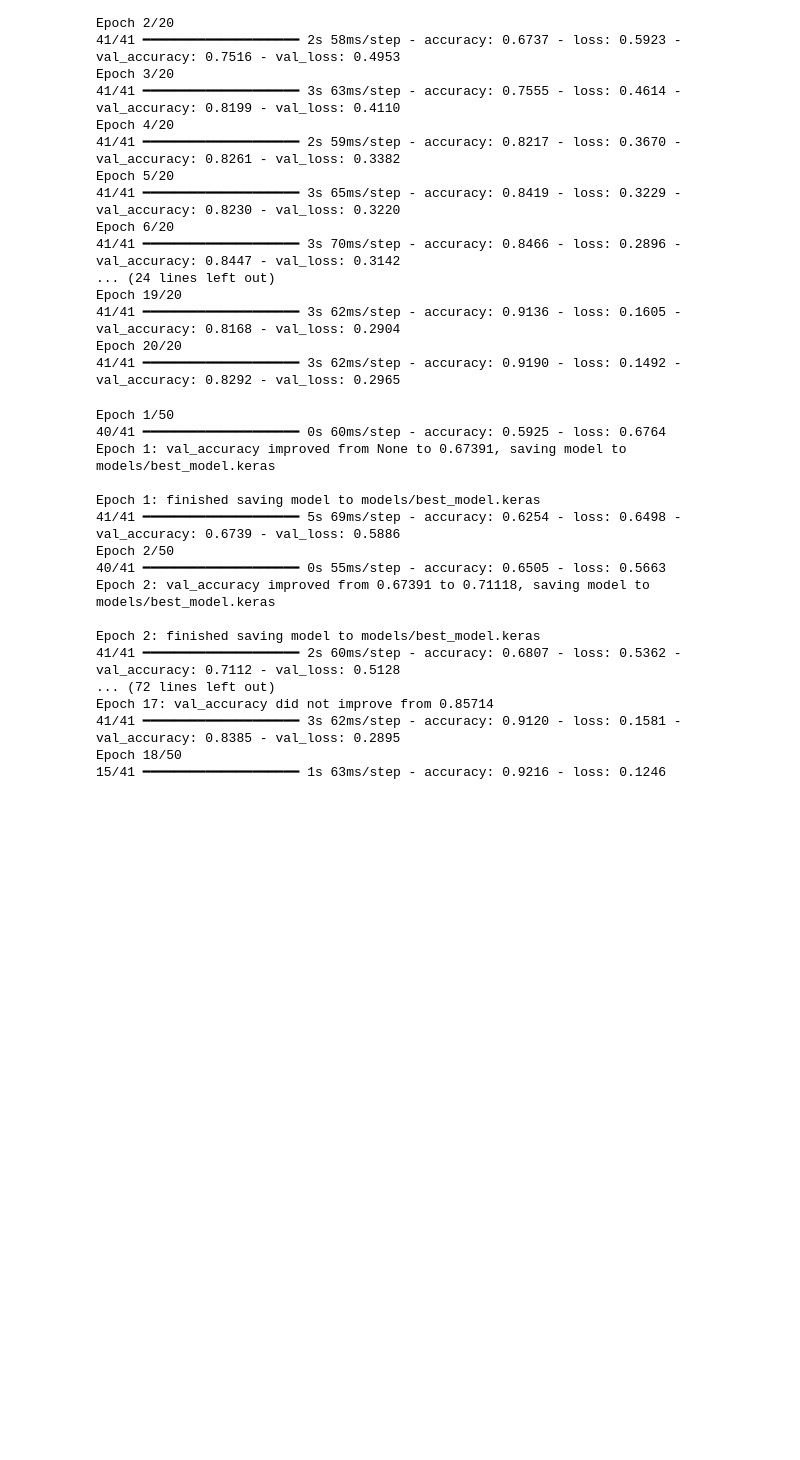
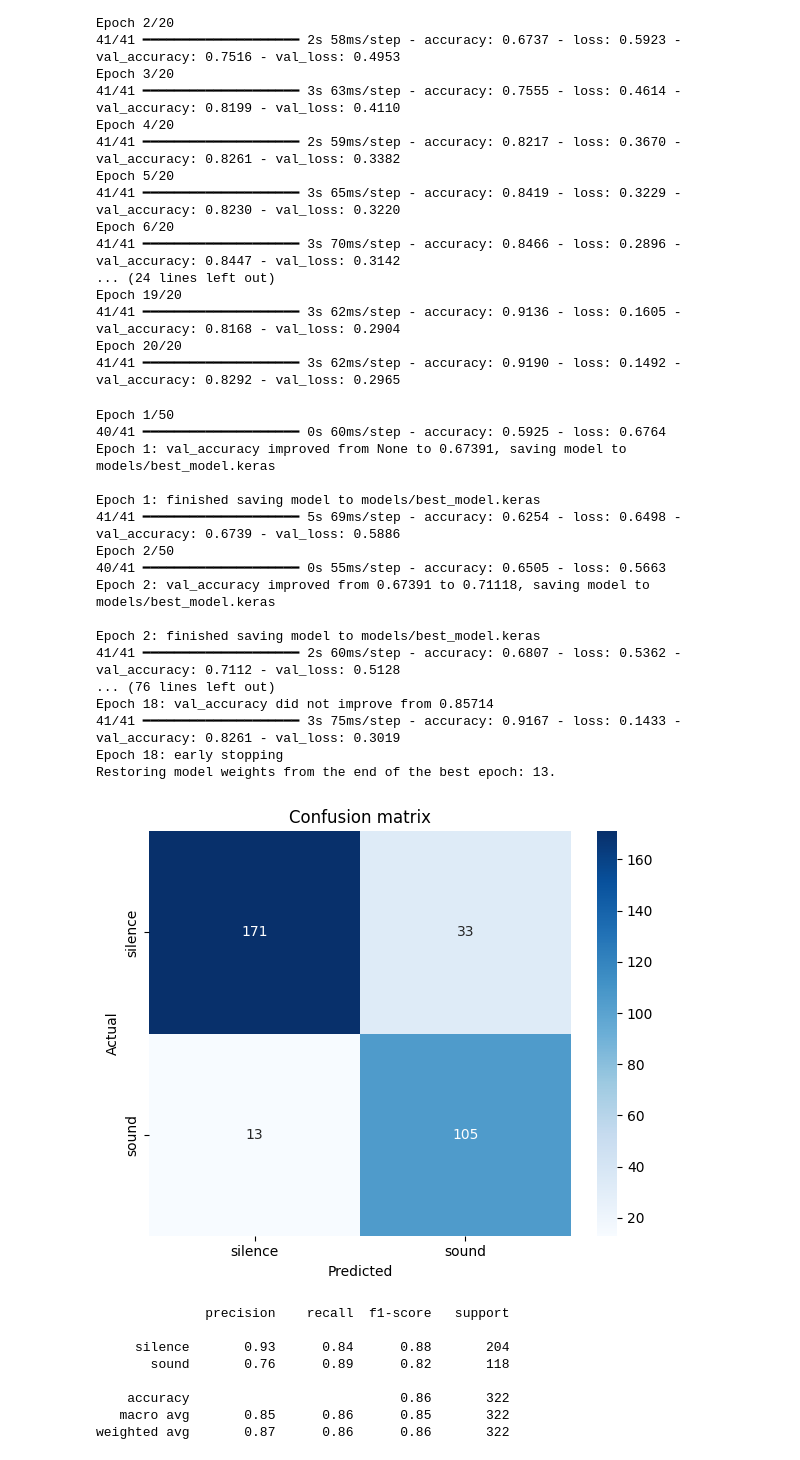
Before and after one commit to abinesh-git/gutgroove, a Jupyter notebook: notebooks/01_explore.ipynb, the cells around one changed output. Saved outputs shown, nothing was run; the diff lists cells and outputs as text; code cells hidden in the pictures; blank space fills up the shorter version.

```diff
--- a/notebooks/01_explore.ipynb
+++ b/notebooks/01_explore.ipynb
@@ -44,3 +44,18 @@ print(f"Spectrogram shape: {S_db.shape}")  # should be (40, something)
 # %% [output]
 [figure]
 Spectrogram shape: (40, 173)
+# %%
+import numpy as np
+
+# generate mel spectrogram
+S = librosa.feature.melspectrogram(y=y, sr=sr, n_mels=40, fmin=200, fmax=5000)
+S_db = librosa.power_to_db(S, ref=np.max)
+
+plt.figure(figsize=(10, 4))
+librosa.display.specshow(S_db, sr=sr, x_axis='time', y_axis='mel', fmin=200, fmax=5000)
+plt.colorbar(format='%+2.0f dB')
+plt.title("Log-Mel spectrogram — 378_c.wav")
+plt.tight_layout()
+plt.show()
+
+print(f"Spectrogram shape: {S_db.shape}")  # should be (40, something)
@@ -568,8 +586,35 @@ Epoch 2: val_accuracy improved from 0.67391 to 0.71118, saving model to models/b
 
 Epoch 2: finished saving model to models/best_model.keras
 41/41 ━━━━━━━━━━━━━━━━━━━━ 2s 60ms/step - accuracy: 0.6807 - loss: 0.5362 - val_accuracy: 0.7112 - val_loss: 0.5128
-... (72 lines left out)
-Epoch 17: val_accuracy did not improve from 0.85714
-41/41 ━━━━━━━━━━━━━━━━━━━━ 3s 62ms/step - accuracy: 0.9120 - loss: 0.1581 - val_accuracy: 0.8385 - val_loss: 0.2895
-Epoch 18/50
-15/41 ━━━━━━━━━━━━━━━━━━━━ 1s 63ms/step - accuracy: 0.9216 - loss: 0.1246
+... (76 lines left out)
+Epoch 18: val_accuracy did not improve from 0.85714
+41/41 ━━━━━━━━━━━━━━━━━━━━ 3s 75ms/step - accuracy: 0.9167 - loss: 0.1433 - val_accuracy: 0.8261 - val_loss: 0.3019
+Epoch 18: early stopping
+Restoring model weights from the end of the best epoch: 13.
+# %%
+y_pred_prob = model3.predict(X_test, verbose=0)
+y_pred = (y_pred_prob > 0.5).astype(int).flatten()
+
+cm = confusion_matrix(y_test, y_pred)
+plt.figure(figsize=(6, 5))
+sns.heatmap(cm, annot=True, fmt='d', cmap='Blues',
+            xticklabels=['silence', 'sound'],
+            yticklabels=['silence', 'sound'])
+plt.xlabel('Predicted')
+plt.ylabel('Actual')
+plt.title('Confusion matrix')
+plt.tight_layout()
+plt.savefig('outputs/confusion_matrix.png')
+plt.show()
+
+print(classification_report(y_test, y_pred, target_names=['silence', 'sound']))
+# %% [output]
+[figure, added]
+              precision    recall  f1-score   support
+
+     silence       0.93      0.84      0.88       204
+       sound       0.76      0.89      0.82       118
+
+    accuracy                           0.86       322
+   macro avg       0.85      0.86      0.85       322
+weighted avg       0.87      0.86      0.86       322
```
Also changed, not shown: parts of 4 cells of this notebook, 1 other file.
